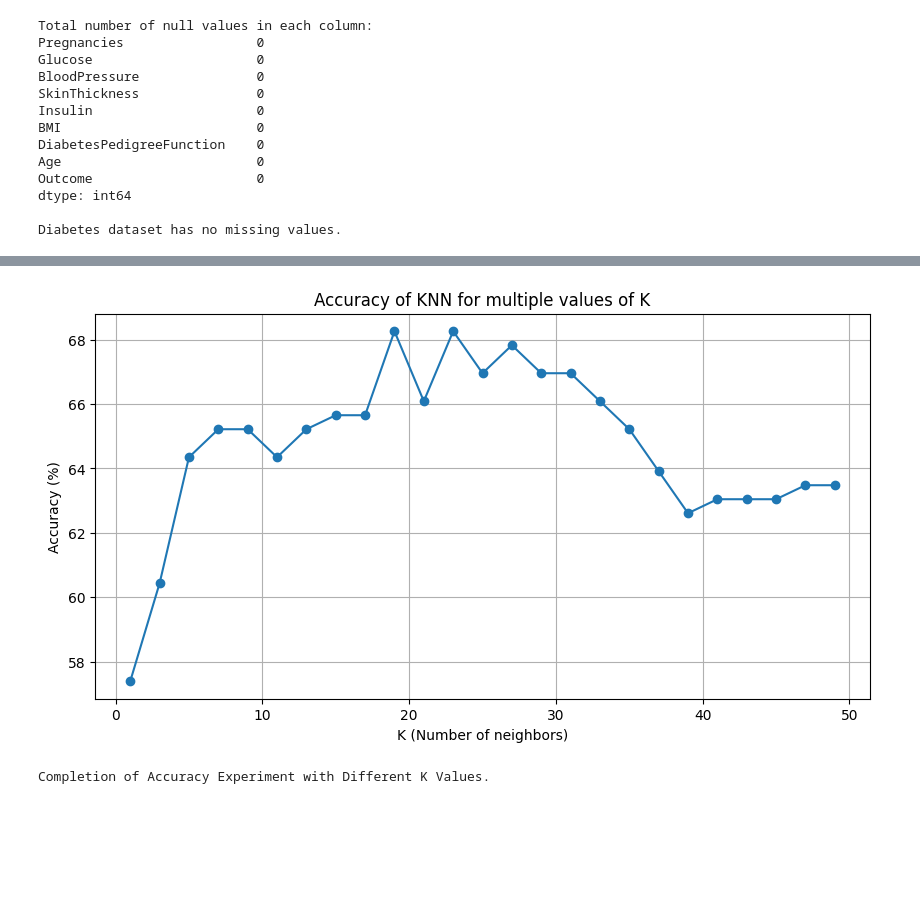
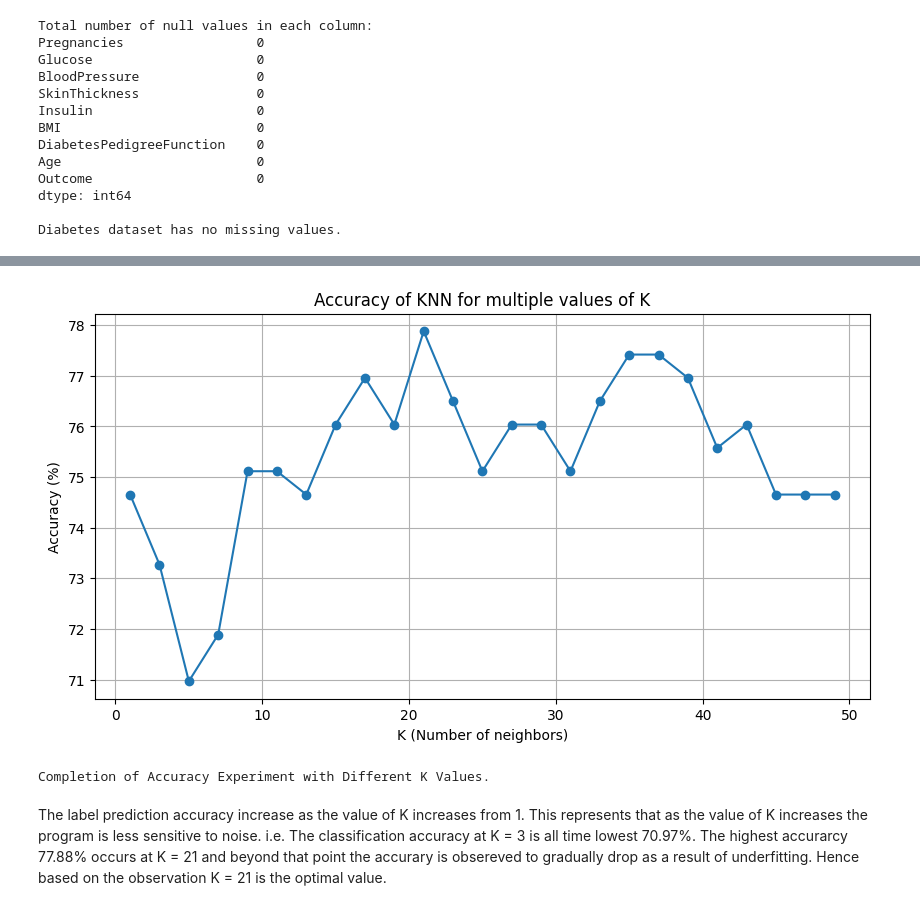
Before and after one commit to soupdoumplings/Concepts-and-Technologies-of-AI, a Jupyter notebook: Worksheet4.ipynb, the cells around one changed output, grey strips where cells are left out. Saved outputs shown, nothing was run; the diff lists cells and outputs as text; code cells hidden in the pictures; blank space fills up the shorter version.

Commit message:
Updated Worksheet4: - Added Documentation - Added missing value handler - Fixed minor errors - Fixed Graphs

```diff
--- a/Worksheet4.ipynb
+++ b/Worksheet4.ipynb
@@ -393,3 +111,33 @@ Outcome                     0
 dtype: int64
 
 Diabetes dataset has no missing values.
+# %%
+cat_cols = diabetes_df.select_dtypes(include=['object']).columns.tolist()
+print(f"Categorical columns: {cat_cols}")
+
+cols_zero_count = (diabetes_df == 0).sum()
+print(f"\nTotal number of 0 in each column of the dataset: \n{cols_zero_count}\n")
+
+cols_missing = ['Glucose', 'BloodPressure', 'SkinThickness', 'Insulin', 'BMI']
+for col in cols_missing:
+    diabetes_df[col] = diabetes_df[col].replace(0, np.nan)
+
+# Checking for Missing Values
+missing_info = diabetes_df.isnull().sum() / len(diabetes_df) * 100
+print(f"\nMissing Value Percentages: \n{missing_info}%\n")
+
+# Handling Missing Values
+for column in diabetes_df.columns:
+    if missing_info[column] > 10:
+        print(f"Column '{column}' has >10% missing. Filling with mean.")
+        diabetes_df[column] = diabetes_df[column].fillna(diabetes_df[column].mean())
+    elif missing_info[column] > 0:
+        print(f"Column '{column}' has <=10% missing. Dropping rows.")
+        diabetes_df = diabetes_df.dropna(subset=[column])
+
+# Displaying the Results
+print("\nData after processing:\n", diabetes_df.head())
+
+# Verifying cleanup
+verify_missing_data_handling = diabetes_df.isnull().sum()
+print(f"\nRemaining missing values:\n{verify_missing_data_handling}")
@@ -426,7 +192,7 @@ def train_test_split_func(features, target, test_size=0.3, random_seed=42):
   np.random.seed(random_seed)
 
   # Shuffling data indices
-  indices = np.arange(X.shape[0])
+  indices = np.arange(features.shape[0])
   np.random.shuffle(indices)
 
   # Determineing number of test samples
@@ -437,8 +203,8 @@ def train_test_split_func(features, target, test_size=0.3, random_seed=42):
   train_indices = indices[test_split_size:]
 
   # Creating training and testing sets
-  X_train, X_test = X[train_indices], X[test_indices]
-  y_train, y_test = y[train_indices], y[test_indices]
+  X_train, X_test = features[train_indices], features[test_indices]
+  y_train, y_test = target[train_indices], target[test_indices]
   return X_train, X_test, y_train, y_test
 # %%
 # Separating features and targets
@@ -573,7 +340,7 @@ def compute_accuracy(y_true, y_pred):
 def experiment_knn_k_values(X_train, y_train, X_test, y_test, k_values):
   """
   The function runs knn_predict_whole to compute predictions for
-  different values of k and plot their accuracies along with their prediction time.
+  different values of k and plot their accuracies.
 
   Parameters:
   X_train : np.ndarray
@@ -591,14 +358,10 @@ def experiment_knn_k_values(X_train, y_train, X_test, y_test, k_values):
   dict :
     returns a dictionary with k = keys and their corresponding accuracies as values.
   """
-  results = {}
   different_accuracies = {}
-  prediction_times = {}
 
+  print("\n===========Accuracy Data=============\n")
   for k in k_values:
-
-    # Starting the timer
-    start_time = time.time()
 
     # Making predictions for K = current values.
     predictions = knn_predict_whole(X_test, X_train, y_train, k=k)
@@ -608,6 +371,7 @@ def experiment_knn_k_values(X_train, y_train, X_test, y_test, k_values):
     print(f"Accuracy k={k}: {accuracy:.2f}%")
 
     # Plotting the accuracies
+  print("\n\n==================Visual Representation=================\n")
   plt.figure(figsize=(10, 5))
   plt.plot(k_values, list(different_accuracies.values()), marker='o')
   plt.xlabel('K (Number of neighbors)')
@@ -646,2 +410,4 @@ Accuracy k=49: 63.48%
-[figure, old version]
+[figure, new version]
 Completion of Accuracy Experiment with Different K Values.
+# %% [markdown]
+The label prediction accuracy increase as the value of K increases from 1. This represents that as the value of K increases the program is less sensitive to noise. i.e. The classification accuracy at K = 3 is all time lowest 70.97%. The highest accurarcy 77.88% occurs at K = 21 and beyond that point the accurary is obsereved to gradually drop as a result of underfitting. Hence based on the observation K = 21 is the optimal value.
```
Also changed, not shown: parts of 30 cells of this notebook.
